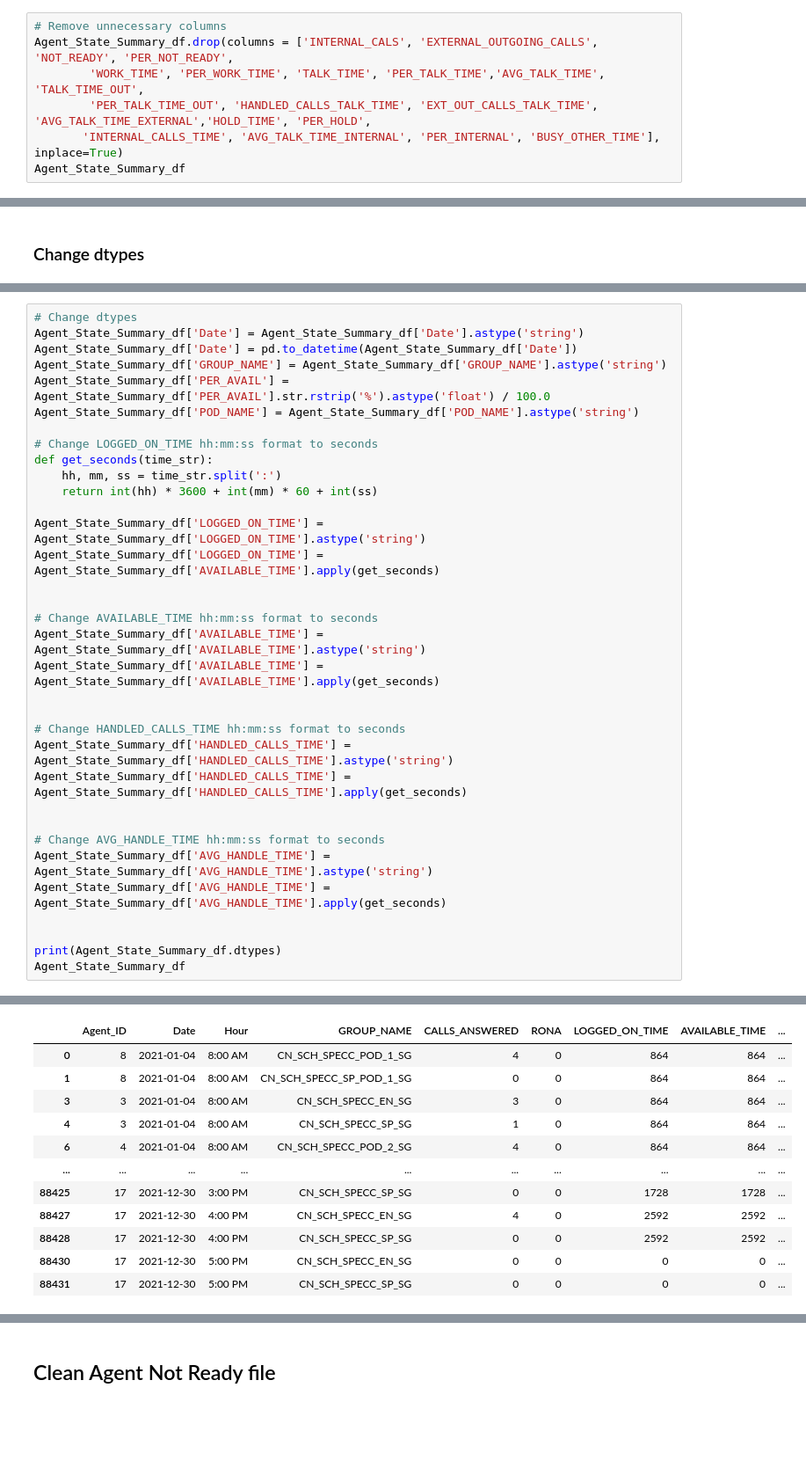
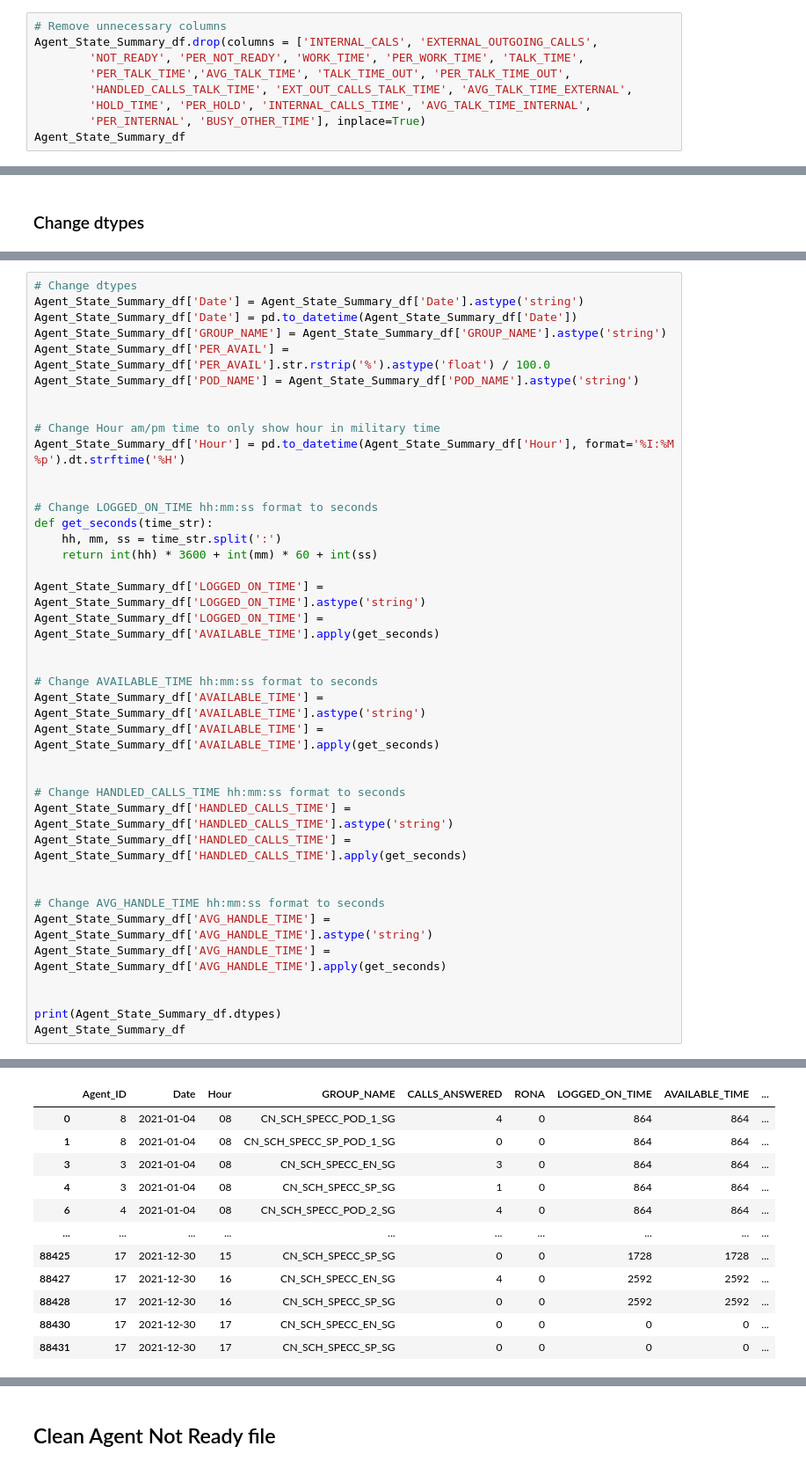
Before and after one commit to evanbruno617/Call_Response_Analysis, a Jupyter notebook: Clean_Data_2.ipynb, the cells around one changed output, grey strips where cells are left out. Shown: that part at 88% size. Cells and saved outputs as stored; diff of their text form; blank space fills up the shorter version.

```diff
--- a/Clean_Data_2.ipynb
+++ b/Clean_Data_2.ipynb
@@ -46,10 +47,12 @@ Index(['Agent_ID', 'Date', 'Hour', 'GROUP_NAME', 'CALLS_ANSWERED',
       dtype='object')
 # %%
 # Remove unnecessary columns
-Agent_State_Summary_df.drop(columns = ['INTERNAL_CALS', 'EXTERNAL_OUTGOING_CALLS', 'NOT_READY', 'PER_NOT_READY',
-        'WORK_TIME', 'PER_WORK_TIME', 'TALK_TIME', 'PER_TALK_TIME','AVG_TALK_TIME', 'TALK_TIME_OUT',
-        'PER_TALK_TIME_OUT', 'HANDLED_CALLS_TALK_TIME', 'EXT_OUT_CALLS_TALK_TIME', 'AVG_TALK_TIME_EXTERNAL','HOLD_TIME', 'PER_HOLD',
-       'INTERNAL_CALLS_TIME', 'AVG_TALK_TIME_INTERNAL', 'PER_INTERNAL', 'BUSY_OTHER_TIME'], inplace=True)
+Agent_State_Summary_df.drop(columns = ['INTERNAL_CALS', 'EXTERNAL_OUTGOING_CALLS',
+        'NOT_READY', 'PER_NOT_READY', 'WORK_TIME', 'PER_WORK_TIME', 'TALK_TIME',
+        'PER_TALK_TIME','AVG_TALK_TIME', 'TALK_TIME_OUT', 'PER_TALK_TIME_OUT',
+        'HANDLED_CALLS_TALK_TIME', 'EXT_OUT_CALLS_TALK_TIME', 'AVG_TALK_TIME_EXTERNAL',
+        'HOLD_TIME', 'PER_HOLD', 'INTERNAL_CALLS_TIME', 'AVG_TALK_TIME_INTERNAL',
+        'PER_INTERNAL', 'BUSY_OTHER_TIME'], inplace=True)
 Agent_State_Summary_df
 # %% [output]
 |  | Agent_ID | Date | Hour | GROUP_NAME | CALLS_ANSWERED | RONA | LOGGED_ON_TIME | AVAILABLE_TIME | ... |
@@ -217,6 +205,11 @@ Agent_State_Summary_df['Date'] = pd.to_datetime(Agent_State_Summary_df['Date'])
 Agent_State_Summary_df['GROUP_NAME'] = Agent_State_Summary_df['GROUP_NAME'].astype('string')
 Agent_State_Summary_df['PER_AVAIL'] = Agent_State_Summary_df['PER_AVAIL'].str.rstrip('%').astype('float') / 100.0
 Agent_State_Summary_df['POD_NAME'] = Agent_State_Summary_df['POD_NAME'].astype('string')
+
+
+# Change Hour am/pm time to only show hour in military time
+Agent_State_Summary_df['Hour'] = pd.to_datetime(Agent_State_Summary_df['Hour'], format='%I:%M %p').dt.strftime('%H')
+
 
 # Change LOGGED_ON_TIME hh:mm:ss format to seconds
 def get_seconds(time_str):
@@ -260,14 +253,14 @@ POD_NAME                      object
 dtype: object
 |  | Agent_ID | Date | Hour | GROUP_NAME | CALLS_ANSWERED | RONA | LOGGED_ON_TIME | AVAILABLE_TIME | ... |
-| 0 | 8 | 2021-01-04 | 8:00 AM | CN_SCH_SPECC_POD_1_SG | 4 | 0 | 864 | 864 | ... |
-| 1 | 8 | 2021-01-04 | 8:00 AM | CN_SCH_SPECC_SP_POD_1_SG | 0 | 0 | 864 | 864 | ... |
-| 3 | 3 | 2021-01-04 | 8:00 AM | CN_SCH_SPECC_EN_SG | 3 | 0 | 864 | 864 | ... |
-| 4 | 3 | 2021-01-04 | 8:00 AM | CN_SCH_SPECC_SP_SG | 1 | 0 | 864 | 864 | ... |
-| 6 | 4 | 2021-01-04 | 8:00 AM | CN_SCH_SPECC_POD_2_SG | 4 | 0 | 864 | 864 | ... |
+| 0 | 8 | 2021-01-04 | 08 | CN_SCH_SPECC_POD_1_SG | 4 | 0 | 864 | 864 | ... |
+| 1 | 8 | 2021-01-04 | 08 | CN_SCH_SPECC_SP_POD_1_SG | 0 | 0 | 864 | 864 | ... |
+| 3 | 3 | 2021-01-04 | 08 | CN_SCH_SPECC_EN_SG | 3 | 0 | 864 | 864 | ... |
+| 4 | 3 | 2021-01-04 | 08 | CN_SCH_SPECC_SP_SG | 1 | 0 | 864 | 864 | ... |
+| 6 | 4 | 2021-01-04 | 08 | CN_SCH_SPECC_POD_2_SG | 4 | 0 | 864 | 864 | ... |
 | ... | ... | ... | ... | ... | ... | ... | ... | ... | ... |
-| 88425 | 17 | 2021-12-30 | 3:00 PM | CN_SCH_SPECC_SP_SG | 0 | 0 | 1728 | 1728 | ... |
-| 88427 | 17 | 2021-12-30 | 4:00 PM | CN_SCH_SPECC_EN_SG | 4 | 0 | 2592 | 2592 | ... |
-| 88428 | 17 | 2021-12-30 | 4:00 PM | CN_SCH_SPECC_SP_SG | 0 | 0 | 2592 | 2592 | ... |
-| 88430 | 17 | 2021-12-30 | 5:00 PM | CN_SCH_SPECC_EN_SG | 0 | 0 | 0 | 0 | ... |
-| 88431 | 17 | 2021-12-30 | 5:00 PM | CN_SCH_SPECC_SP_SG | 0 | 0 | 0 | 0 | ... |
+| 88425 | 17 | 2021-12-30 | 15 | CN_SCH_SPECC_SP_SG | 0 | 0 | 1728 | 1728 | ... |
+| 88427 | 17 | 2021-12-30 | 16 | CN_SCH_SPECC_EN_SG | 4 | 0 | 2592 | 2592 | ... |
+| 88428 | 17 | 2021-12-30 | 16 | CN_SCH_SPECC_SP_SG | 0 | 0 | 2592 | 2592 | ... |
+| 88430 | 17 | 2021-12-30 | 17 | CN_SCH_SPECC_EN_SG | 0 | 0 | 0 | 0 | ... |
+| 88431 | 17 | 2021-12-30 | 17 | CN_SCH_SPECC_SP_SG | 0 | 0 | 0 | 0 | ... |
 57179 rows × 12 columns
```
Also changed, not shown: parts of 38 cells of this notebook, 3 other files.
